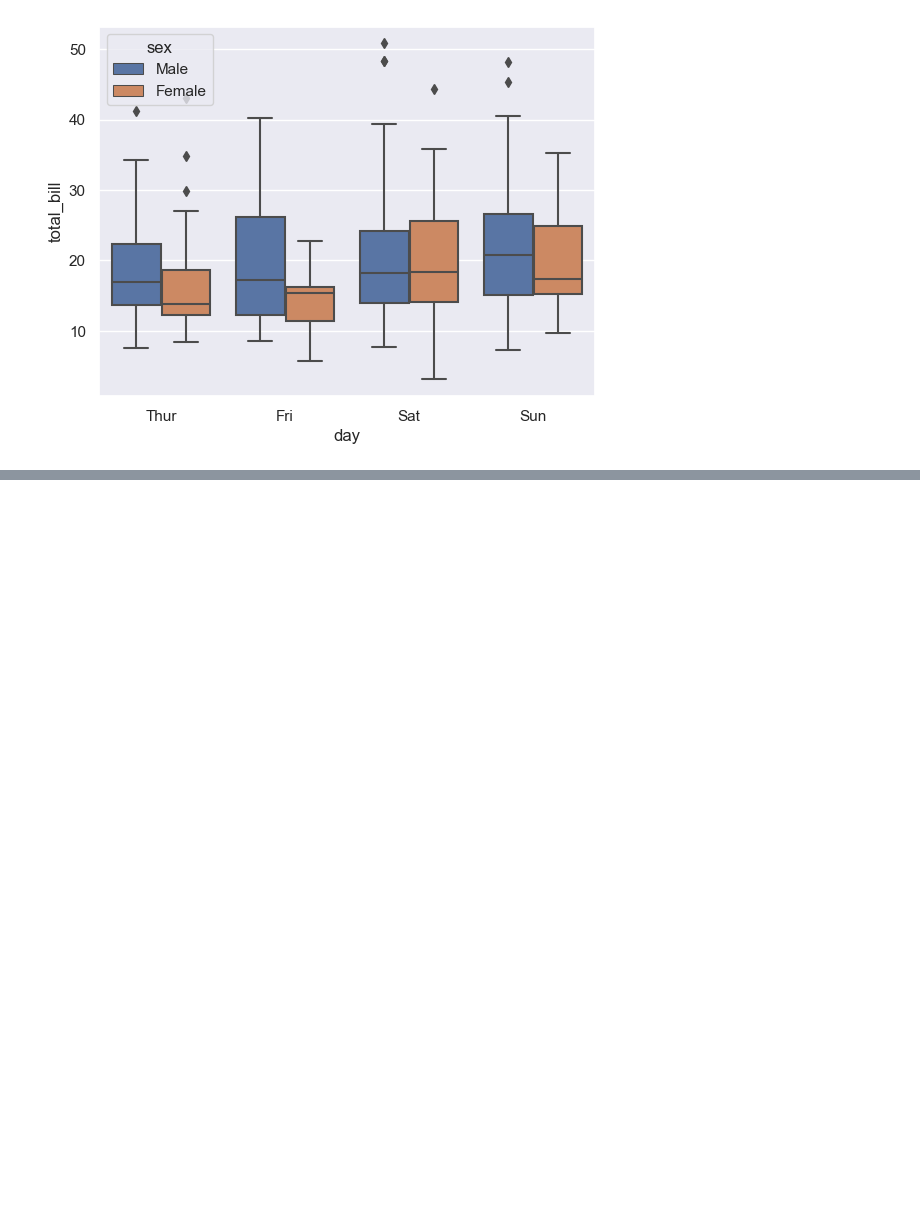
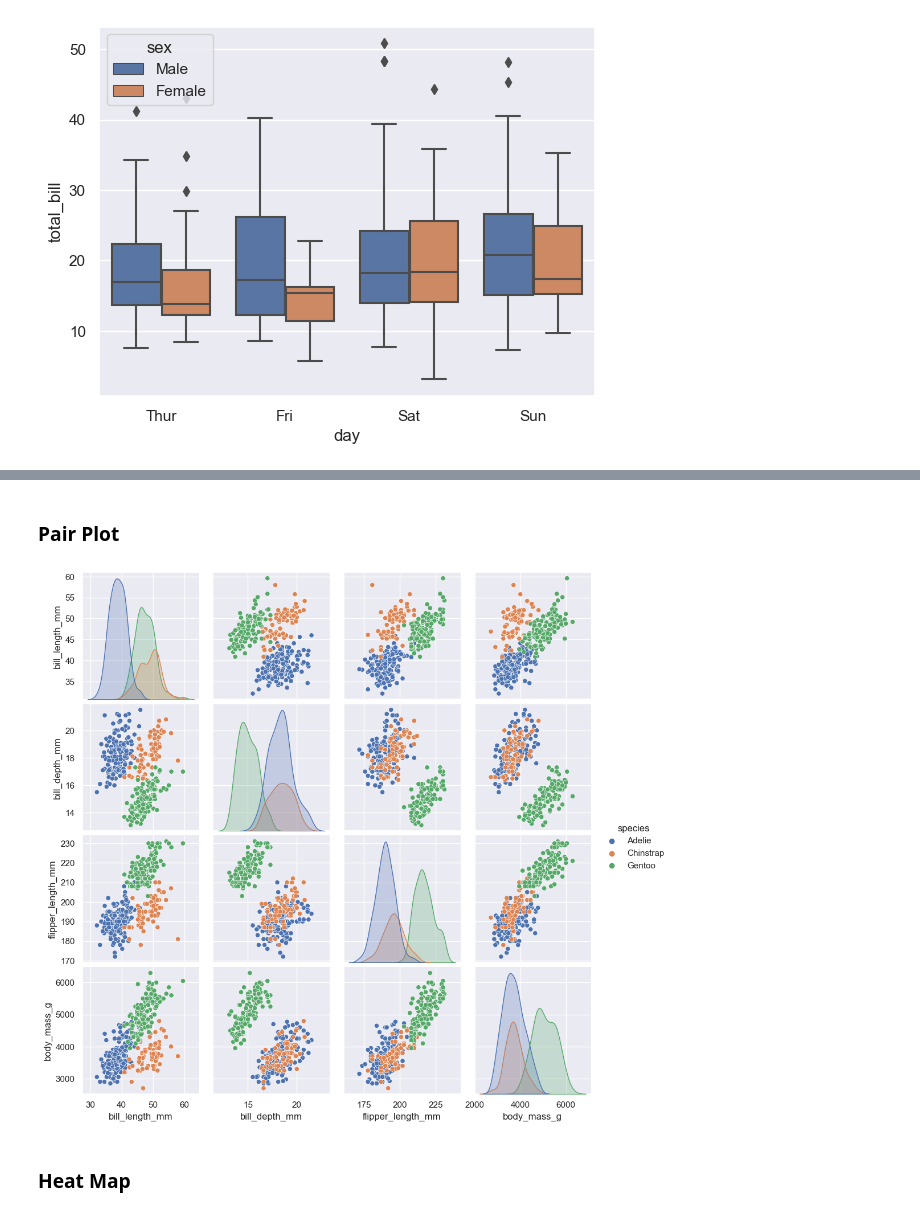
Before and after one commit to Zeann3th/_Data_Science_, a Jupyter notebook: [Data_Science] - Learning_Seaborn.ipynb, the cells around one changed output, grey strips where cells are left out. Saved outputs shown, nothing was run; the diff lists cells and outputs as text; code cells hidden in the pictures; blank space fills up the shorter version.

```diff
--- a/[Data_Science] - Learning_Seaborn.ipynb
+++ b/[Data_Science] - Learning_Seaborn.ipynb
@@ -120,0 +160,8 @@ sns.boxplot(data = tips_df, x ="day", y = "total_bill", hue = "sex");
+# %% [markdown]
+### Pair Plot
+# %%
+sns.pairplot(data=penguins_df, hue="species");
+# %% [output]
+[figure, added]
+# %% [markdown]
+### Heat Map
```
Also changed, not shown: parts of 20 cells of this notebook.
